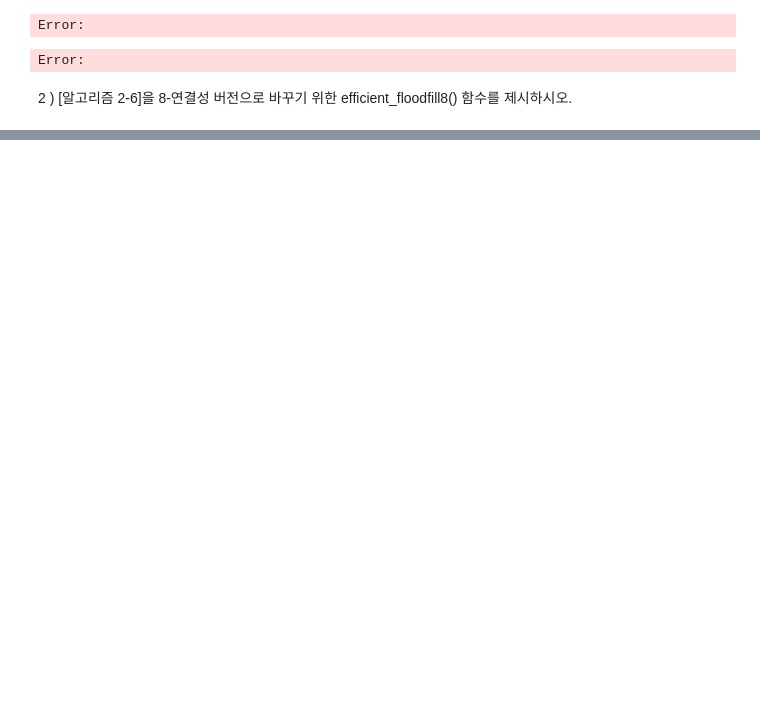
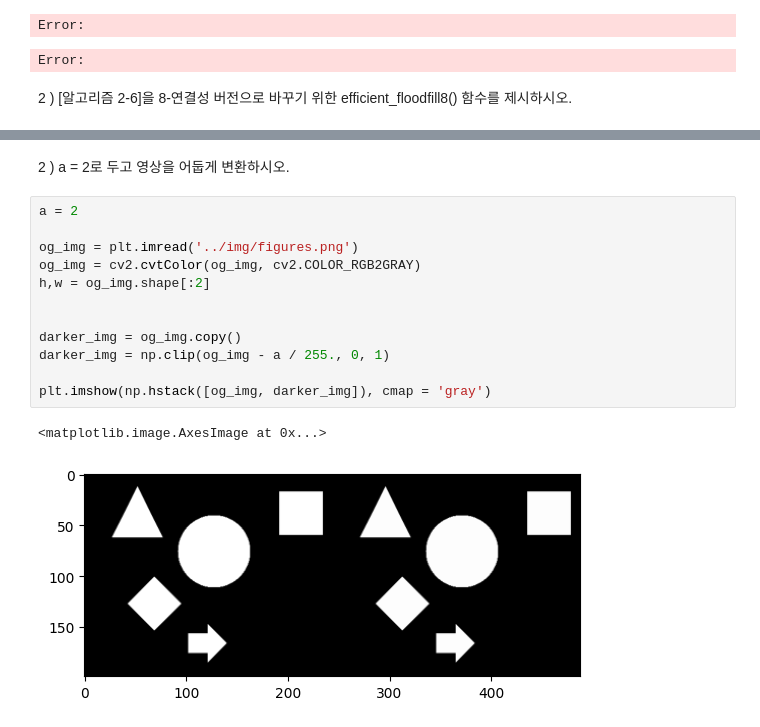
Before and after one commit to watanka/computervision, a Jupyter notebook: chapters/chapter1.ipynb, the cells around one changed output, grey strips where cells are left out. Drawn from its saved outputs; the diff is of its cells as text; blank space fills up the shorter version.

```diff
--- a/chapters/chapter1.ipynb
+++ b/chapters/chapter1.ipynb
@@ -166,0 +186,17 @@ plt.imshow(copy_img)
+# %% [markdown]
+2 ) a = 2로 두고 영상을 어둡게 변환하시오.
+# %%
+a = 2
+
+og_img = plt.imread('../img/figures.png')
+og_img = cv2.cvtColor(og_img, cv2.COLOR_RGB2GRAY)
+h,w = og_img.shape[:2]
+
+
+darker_img = og_img.copy()
+darker_img = np.clip(og_img - a / 255., 0, 1)
+
+plt.imshow(np.hstack([og_img, darker_img]), cmap = 'gray')
+# %% [output]
+<matplotlib.image.AxesImage at 0x...>
+[figure, added]
```
Also changed, not shown: parts of 25 cells of this notebook.
